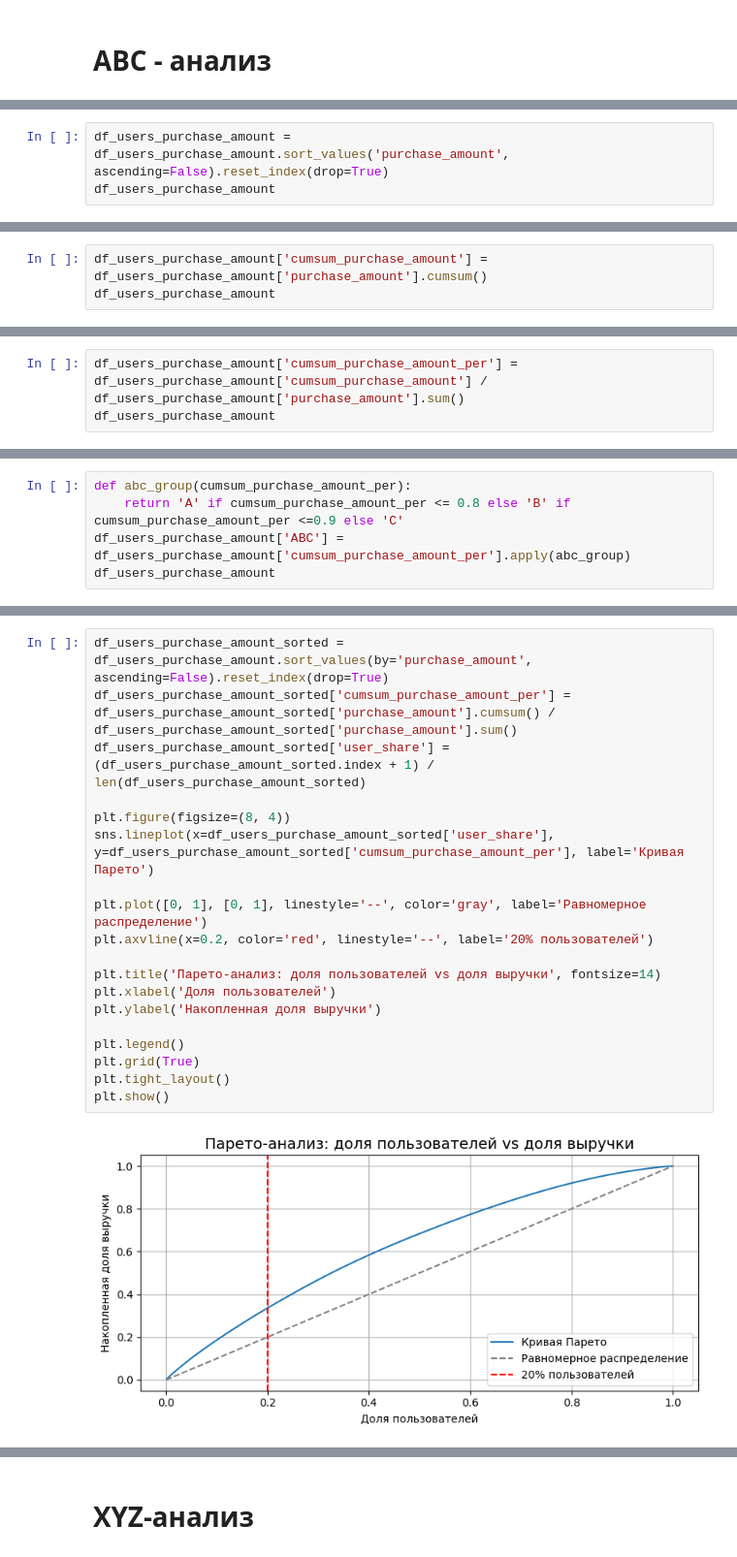
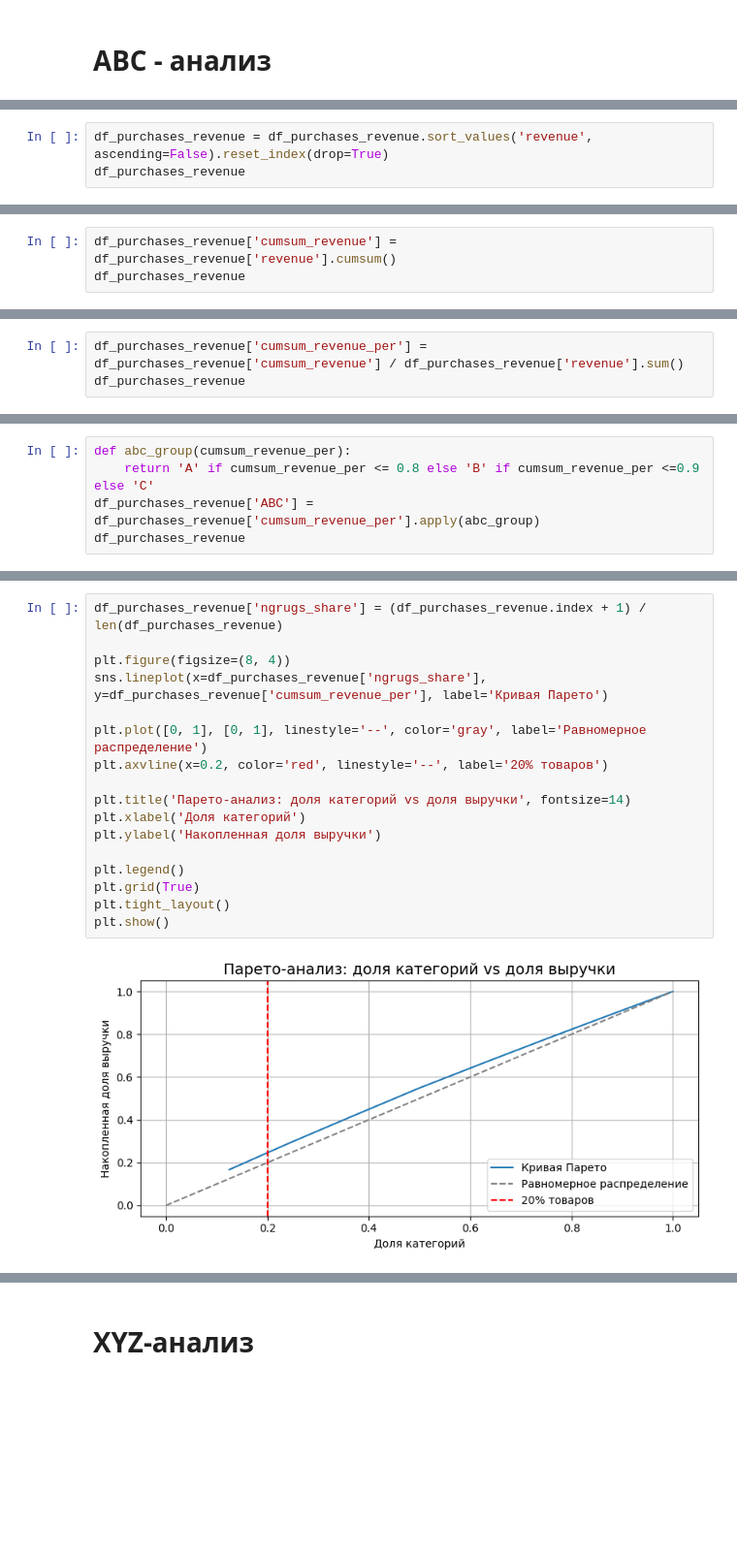
Before and after one commit to tatanasmirnova891-lgtm/Projects, a Jupyter notebook: marketplace_users_data/ABC_XYZ_analysis.ipynb, the cells around one changed output, grey strips where cells are left out. Shown at 97% size. Drawn from its saved outputs; the diff is of its cells as text; blank space fills up the shorter version.

Commit message:
Обновленный ABC_XYZ анализ

```diff
--- a/marketplace_users_data/ABC_XYZ_analysis.ipynb
+++ b/marketplace_users_data/ABC_XYZ_analysis.ipynb
@@ -91,4 +61,4 @@ df_users_purchase_amount
 # %%
-df_users_purchase_amount = df_users_purchase_amount.sort_values('purchase_amount', ascending=False).reset_index(drop=True)
-df_users_purchase_amount
+df_purchases_revenue = df_purchases_revenue.sort_values('revenue', ascending=False).reset_index(drop=True)
+df_purchases_revenue
 # %% [output]
@@ -110,4 +76,4 @@ df_users_purchase_amount
 # %%
-df_users_purchase_amount['cumsum_purchase_amount'] = df_users_purchase_amount['purchase_amount'].cumsum()
-df_users_purchase_amount
+df_purchases_revenue['cumsum_revenue'] = df_purchases_revenue['revenue'].cumsum()
+df_purchases_revenue
 # %% [output]
@@ -129,4 +91,4 @@ df_users_purchase_amount
 # %%
-df_users_purchase_amount['cumsum_purchase_amount_per'] = df_users_purchase_amount['cumsum_purchase_amount'] / df_users_purchase_amount['purchase_amount'].sum()
-df_users_purchase_amount
+df_purchases_revenue['cumsum_revenue_per'] = df_purchases_revenue['cumsum_revenue'] / df_purchases_revenue['revenue'].sum()
+df_purchases_revenue
 # %% [output]
@@ -148,6 +106,6 @@ df_users_purchase_amount
 # %%
-def abc_group(cumsum_purchase_amount_per):
-    return 'A' if cumsum_purchase_amount_per <= 0.8 else 'B' if cumsum_purchase_amount_per <=0.9 else 'C'
-df_users_purchase_amount['ABC'] = df_users_purchase_amount['cumsum_purchase_amount_per'].apply(abc_group)
-df_users_purchase_amount
+def abc_group(cumsum_revenue_per):
+    return 'A' if cumsum_revenue_per <= 0.8 else 'B' if cumsum_revenue_per <=0.9 else 'C'
+df_purchases_revenue['ABC'] = df_purchases_revenue['cumsum_revenue_per'].apply(abc_group)
+df_purchases_revenue
 # %% [output]
@@ -221,22 +135,20 @@ Name: proportion, dtype: float64
 # %%
-df_users_purchase_amount_sorted = df_users_purchase_amount.sort_values(by='purchase_amount', ascending=False).reset_index(drop=True)
-df_users_purchase_amount_sorted['cumsum_purchase_amount_per'] = df_users_purchase_amount_sorted['purchase_amount'].cumsum() / df_users_purchase_amount_sorted['purchase_amount'].sum()
-df_users_purchase_amount_sorted['user_share'] = (df_users_purchase_amount_sorted.index + 1) / len(df_users_purchase_amount_sorted)
+df_purchases_revenue['ngrugs_share'] = (df_purchases_revenue.index + 1) / len(df_purchases_revenue)
 
 plt.figure(figsize=(8, 4))
-sns.lineplot(x=df_users_purchase_amount_sorted['user_share'], y=df_users_purchase_amount_sorted['cumsum_purchase_amount_per'], label='Кривая Парето')
+sns.lineplot(x=df_purchases_revenue['ngrugs_share'], y=df_purchases_revenue['cumsum_revenue_per'], label='Кривая Парето')
 
 plt.plot([0, 1], [0, 1], linestyle='--', color='gray', label='Равномерное распределение')
-plt.axvline(x=0.2, color='red', linestyle='--', label='20% пользователей')
+plt.axvline(x=0.2, color='red', linestyle='--', label='20% товаров')
 
-plt.title('Парето-анализ: доля пользователей vs доля выручки', fontsize=14)
-plt.xlabel('Доля пользователей')
+plt.title('Парето-анализ: доля категорий vs доля выручки', fontsize=14)
+plt.xlabel('Доля категорий')
 plt.ylabel('Накопленная доля выручки')
 
 plt.legend()
 plt.grid(True)
 plt.tight_layout()
 plt.show()
 # %% [output]
-[figure, old version]
+[figure, new version]
 # %% [markdown]
```
Also changed, not shown: parts of 42 cells of this notebook.
